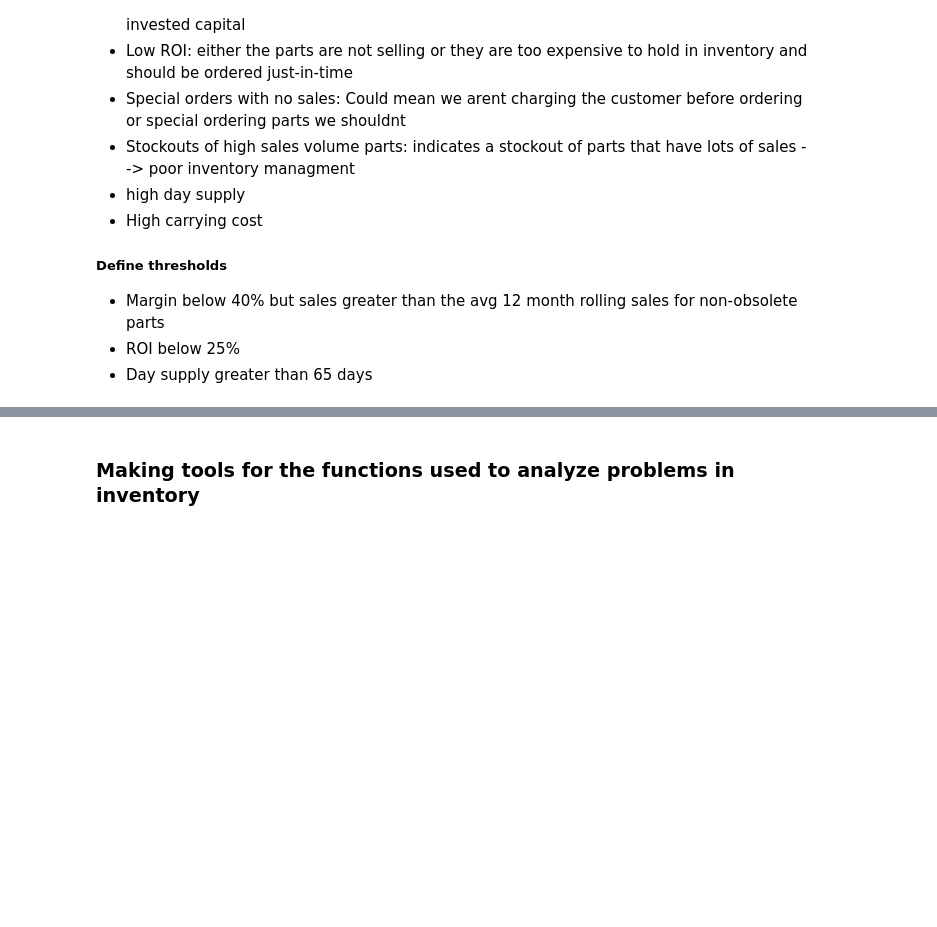
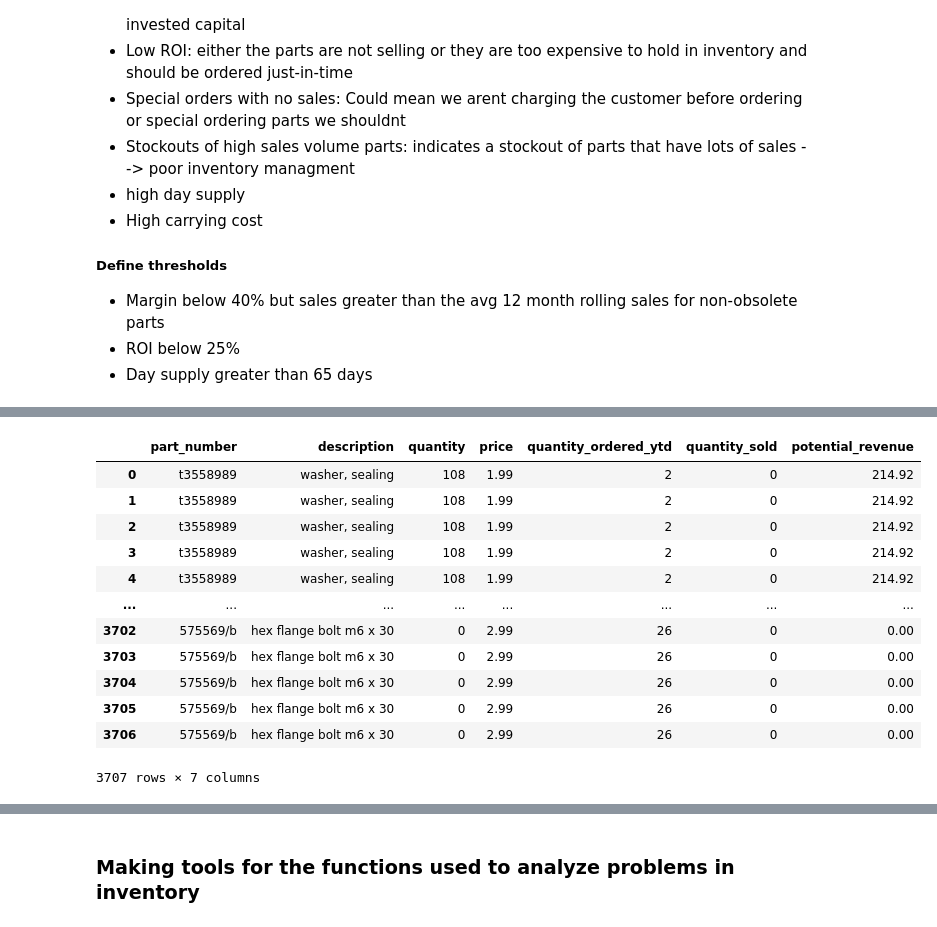
Before and after one commit to skyler22wilson/co-pilot-v1, a Jupyter notebook: Notebooks/LLM_agent.ipynb, the cells around one changed output, grey strips where cells are left out. Saved outputs shown, nothing was run; the diff lists cells and outputs as text; code cells hidden in the pictures; blank space fills up the shorter version.

```diff
--- a/Notebooks/LLM_agent.ipynb
+++ b/Notebooks/LLM_agent.ipynb
@@ -448,0 +484,38 @@ date_tool = FunctionTool.from_defaults(fn=get_current_year_month, name="date")
+# %%
+def analyze_orders():
+    query = text("""
+        SELECT
+            p.part_number,
+            p.description,
+            p.quantity,
+            p.price,
+            p.quantity_ordered_ytd,
+            s.quantity_sold
+        FROM parts p
+        JOIN sales s ON p.part_number = s.part_number
+        WHERE s.quantity_sold = 0 AND p.quantity_ordered_ytd > 0
+        ORDER BY quantity DESC,
+                 price DESC
+        """)
+    with engine.connect() as connection:
+        result = connection.execute(query)
+        bad_orders = pd.DataFrame(result.fetchall(), columns=result.keys())
+    return bad_orders
+
+bad_orders_df = analyze_orders()
+bad_orders_df['potential_revenue'] = bad_orders_df['quantity'] * bad_orders_df['price']
+bad_orders_df
+# %% [output]
+|  | part_number | description | quantity | price | quantity_ordered_ytd | quantity_sold | potential_revenue |
+| 0 | t3558989 | washer, sealing | 108 | 1.99 | 2 | 0 | 214.92 |
+| 1 | t3558989 | washer, sealing | 108 | 1.99 | 2 | 0 | 214.92 |
+| 2 | t3558989 | washer, sealing | 108 | 1.99 | 2 | 0 | 214.92 |
+| 3 | t3558989 | washer, sealing | 108 | 1.99 | 2 | 0 | 214.92 |
+| 4 | t3558989 | washer, sealing | 108 | 1.99 | 2 | 0 | 214.92 |
+| ... | ... | ... | ... | ... | ... | ... | ... |
+| 3702 | 575569/b | hex flange bolt m6 x 30 | 0 | 2.99 | 26 | 0 | 0.00 |
+| 3703 | 575569/b | hex flange bolt m6 x 30 | 0 | 2.99 | 26 | 0 | 0.00 |
+| 3704 | 575569/b | hex flange bolt m6 x 30 | 0 | 2.99 | 26 | 0 | 0.00 |
+| 3705 | 575569/b | hex flange bolt m6 x 30 | 0 | 2.99 | 26 | 0 | 0.00 |
+| 3706 | 575569/b | hex flange bolt m6 x 30 | 0 | 2.99 | 26 | 0 | 0.00 |
+3707 rows × 7 columns
```
Also changed, not shown: parts of 16 cells of this notebook.
